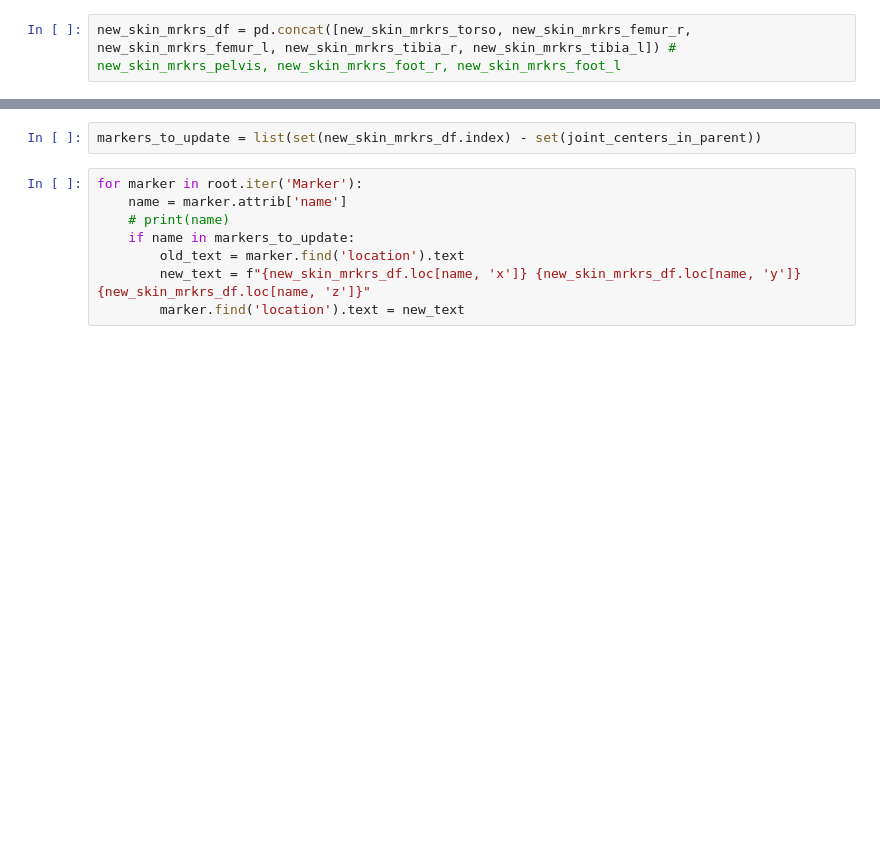
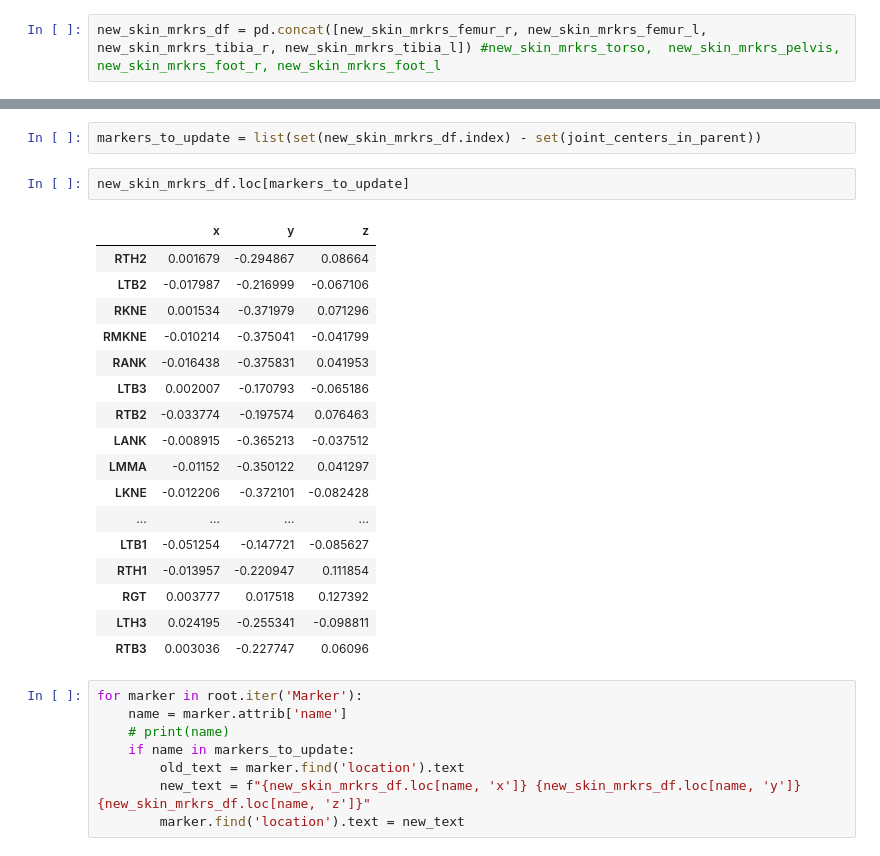
Before and after one commit to katya-stanzy/model_scaling, a Jupyter notebook: for_model_scaling_and_analysis/tps_workflow_step4_update_skin_markers.ipynb, the cells around one changed output, grey strips where cells are left out. Cells and saved outputs as stored; diff of their text form; blank space fills up the shorter version.

```diff
--- a/for_model_scaling_and_analysis/tps_workflow_step4_update_skin_markers.ipynb
+++ b/for_model_scaling_and_analysis/tps_workflow_step4_update_skin_markers.ipynb
@@ -275,10 +279,30 @@ tree=ET.parse("p01_tps_transformed.osim")
 root = tree.getroot()
 # %%
-new_skin_mrkrs_df = pd.concat([new_skin_mrkrs_torso, new_skin_mrkrs_femur_r, new_skin_mrkrs_femur_l, new_skin_mrkrs_tibia_r, new_skin_mrkrs_tibia_l]) # new_skin_mrkrs_pelvis, new_skin_mrkrs_foot_r, new_skin_mrkrs_foot_l
+new_skin_mrkrs_df = pd.concat([new_skin_mrkrs_femur_r, new_skin_mrkrs_femur_l, new_skin_mrkrs_tibia_r, new_skin_mrkrs_tibia_l]) #new_skin_mrkrs_torso,  new_skin_mrkrs_pelvis, new_skin_mrkrs_foot_r, new_skin_mrkrs_foot_l
 # %%
 joint_centers_in_parent = ['torso_origin_in_pelvis','femur_l_center_in_pelvis', 'femur_r_center_in_pelvis',  'knee_l_center_in_femur_l', 'patella_l_in_femur_l', 'knee_r_center_in_femur_r', 'patella_r_in_femur_r', 'ankle_l_tibia_l_offset', 'ankle_r_tibia_r_offset']
 # %%
 markers_to_update = list(set(new_skin_mrkrs_df.index) - set(joint_centers_in_parent))
+# %%
+new_skin_mrkrs_df.loc[markers_to_update]
+# %% [output]
+|  | x | y | z |
+| RTH2 | 0.001679 | -0.294867 | 0.08664 |
+| LTB2 | -0.017987 | -0.216999 | -0.067106 |
+| RKNE | 0.001534 | -0.371979 | 0.071296 |
+| RMKNE | -0.010214 | -0.375041 | -0.041799 |
+| RANK | -0.016438 | -0.375831 | 0.041953 |
+| LTB3 | 0.002007 | -0.170793 | -0.065186 |
+| RTB2 | -0.033774 | -0.197574 | 0.076463 |
+| LANK | -0.008915 | -0.365213 | -0.037512 |
+| LMMA | -0.01152 | -0.350122 | 0.041297 |
+| LKNE | -0.012206 | -0.372101 | -0.082428 |
+| ... | ... | ... | ... |
+| LTB1 | -0.051254 | -0.147721 | -0.085627 |
+| RTH1 | -0.013957 | -0.220947 | 0.111854 |
+| RGT | 0.003777 | 0.017518 | 0.127392 |
+| LTH3 | 0.024195 | -0.255341 | -0.098811 |
+| RTB3 | 0.003036 | -0.227747 | 0.06096 |
 # %%
 for marker in root.iter('Marker'):
     name = marker.attrib['name']
```
Also changed, not shown: parts of 13 cells of this notebook, 11 other files.
